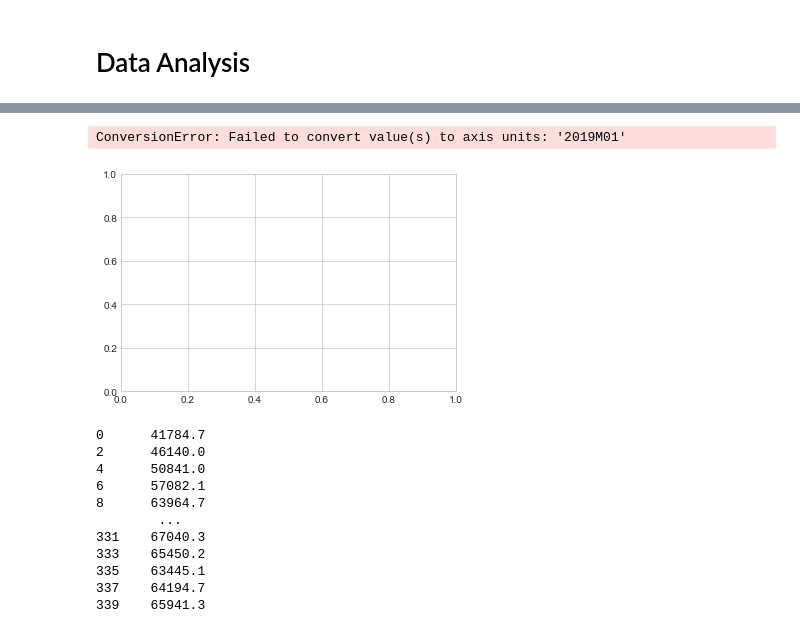
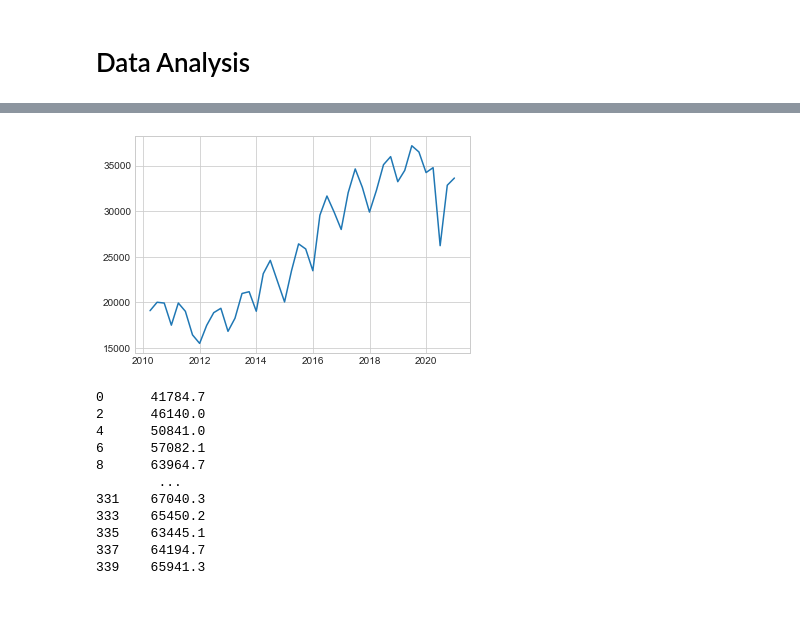
Before and after one commit to ceciliechrstnsn/projects-2021-luna-hjerteknuser, a Jupyter notebook: dataproject/dataproject.ipynb, the cells around one changed output, grey strips where cells are left out. Drawn from its saved outputs; the diff is of its cells as text; code cells hidden in the pictures; blank space fills up the shorter version.

```diff
--- a/dataproject/dataproject.ipynb
+++ b/dataproject/dataproject.ipynb
@@ -236,0 +255,8 @@ lsk011.head()
+# %%
+#total - branche
+variables = {'BRANCHE': ['0'], 'Enhed': ['LS'], 'Tid': ['*']}
+lsk011 = Dst.get_data(table_id = 'LSK01', variables = variables)
+
+lsk011['TID'] =  pd.to_datetime(lsk011['TID'])
+lsk011['TID'] = lsk011['TID'] + pd.offsets.QuarterEnd(0)
+lsk011.head()
@@ -350,14 +398,12 @@ plt.show()
 # %%
 #ledige stillinger
 #lav en interaktiv på denne
 tid_ = lsk011['TID']
 led_ = lsk011['INDHOLD']
-plt.xticks('2019M01', '2020M12')
 plt.plot(tid_,led_)
 plt.show()
 # %% [output]
-ConversionError: Failed to convert value(s) to axis units: '2019M01'
-[figure, old version]
+[figure, new version]
 # %%
 #unemploy - gender
 #lav en interaktiv på denne
```
Also changed, not shown: parts of 30 cells of this notebook.
